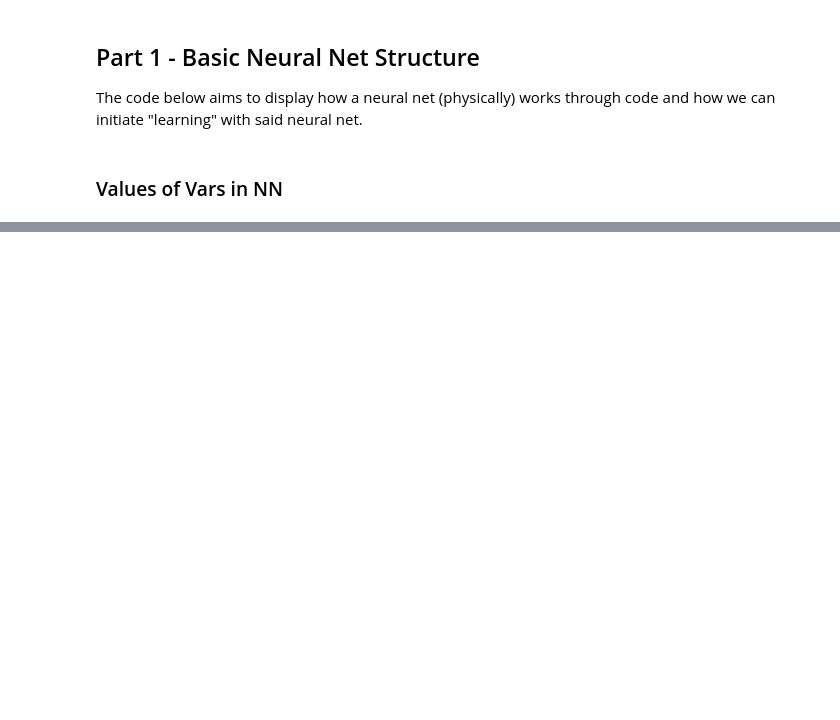
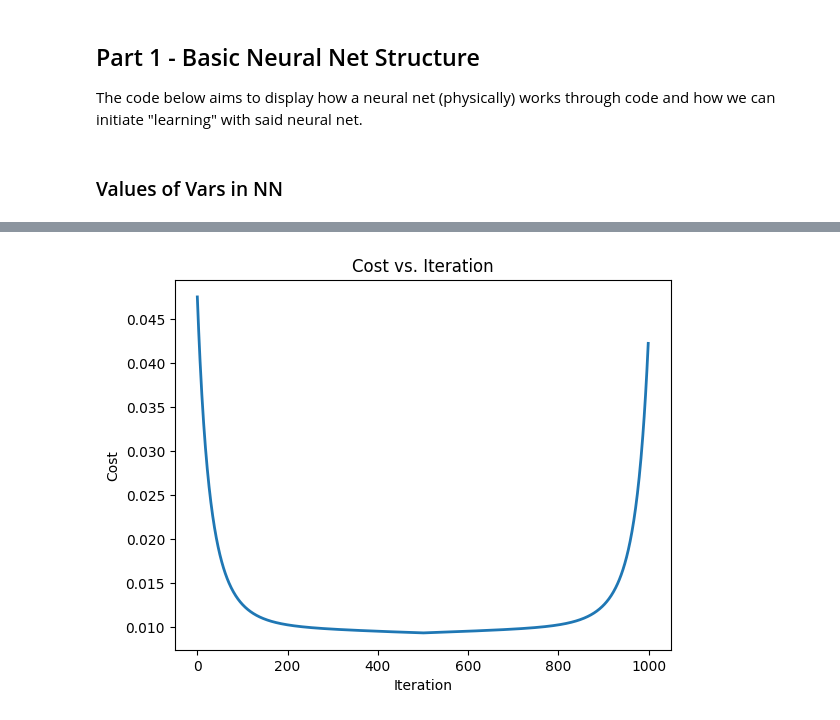
Before and after one commit to Saccadence/CogSci-131, a Jupyter notebook: Assignment 1/Assignment 1.ipynb, the cells around one changed output, grey strips where cells are left out. Saved outputs shown, nothing was run; the diff lists cells and outputs as text; code cells hidden in the pictures; blank space fills up the shorter version.

```diff
--- a/Assignment 1/Assignment 1.ipynb
+++ b/Assignment 1/Assignment 1.ipynb
@@ -133,2 +170,3 @@ X,y
 # %%
 NN = Neural_Network()
+cost = []
@@ -144,0 +181,15 @@ np.linalg.norm(grad-numgrad) / np.linalg.norm(grad+numgrad)
+# %%
+scalar = 0.1
+for i in range(1000):
+    dJdW1,dJdW2 = NN.costFunctionPrime(X, y)
+    if i < 500:
+        NN.W1 = NN.W1 - scalar*dJdW1
+        NN.W2 = NN.W2 - scalar*dJdW2
+    else:
+        NN.W1 = NN.W1 + scalar*dJdW1
+        NN.W2 = NN.W2 + scalar*dJdW2
+    cost.append(NN.costFunction(X,y))
+# %%
+NN.plot(cost)
+# %% [output]
+[figure, added]
```
Also changed, not shown: parts of 10 cells of this notebook.
